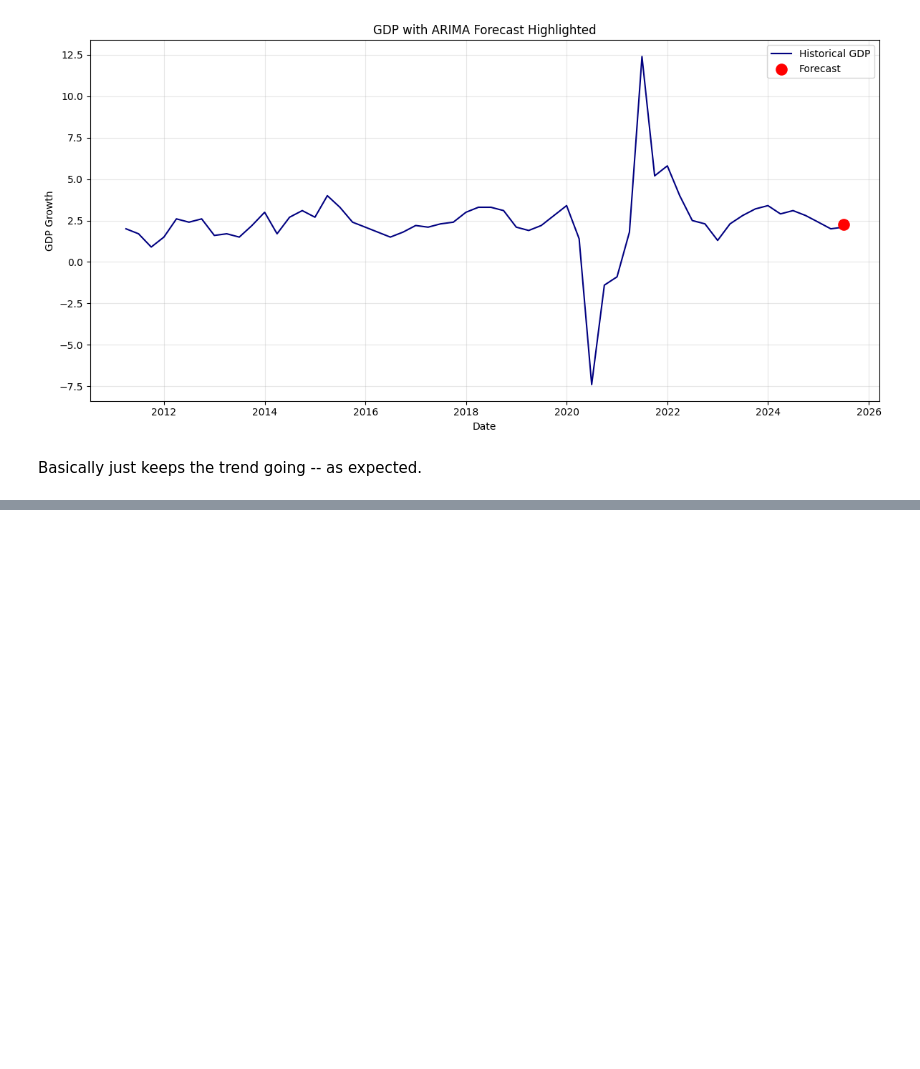
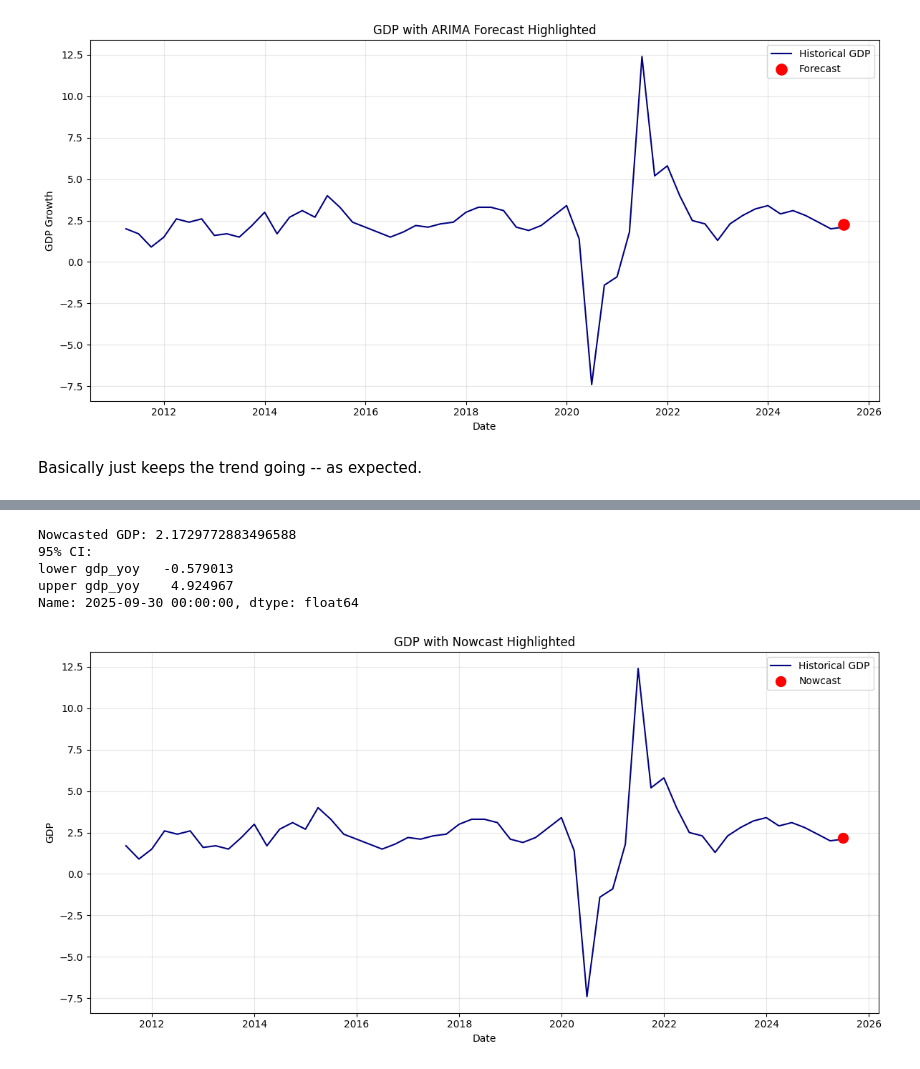
Before and after one commit to alejandrog-alt/6103-fall-25-Kennedy-Kuscu-Gomez, a Jupyter notebook: code/arimax_wpk_gdp_growth.ipynb, the cells around one changed output, grey strips where cells are left out. Cells and saved outputs as stored; diff of their text form; code cells hidden in the pictures; blank space fills up the shorter version.

```diff
--- a/code/arimax_wpk_gdp_growth.ipynb
+++ b/code/arimax_wpk_gdp_growth.ipynb
@@ -284,0 +431,37 @@ Basically just keeps the trend going -- as expected.
+# %%
+nowcast_auto = fitted_arimax_auto_ord.get_forecast(steps=1, exog=X_next)
+nowcast_auto_value = nowcast_auto.predicted_mean.iloc[0]
+nowcast_auto_ci = nowcast_auto.conf_int().iloc[0]
+
+print("Nowcasted GDP:", nowcast_auto_value)
+print("95% CI:")
+print(nowcast_auto_ci)
+
+
+nowcast_auto_series = pd.Series([nowcast_auto_value], index=[nowcast_date])
+
+
+plt.figure(figsize=(12, 6))
+
+# plot historical GDP
+plt.plot(data_diff.index, data_diff["gdp_yoy"], label="Historical GDP", color="navy")
+
+# add the auto chosen nowcast point
+plt.scatter(nowcast_date, nowcast_auto_series,
+            color="red", s=100, zorder=5, label="Nowcast")
+
+
+plt.title("GDP with Nowcast Highlighted")
+plt.xlabel("Date")
+plt.ylabel("GDP")
+plt.legend()
+plt.grid(True, alpha=0.3)
+plt.tight_layout()
+plt.show()
+# %% [output]
+Nowcasted GDP: 2.1729772883496588
+95% CI:
+lower gdp_yoy   -0.579013
+upper gdp_yoy    4.924967
+Name: 2025-09-30 00:00:00, dtype: float64
+[figure, added]
```
Also changed, not shown: parts of 6 cells of this notebook, 5 other files.
